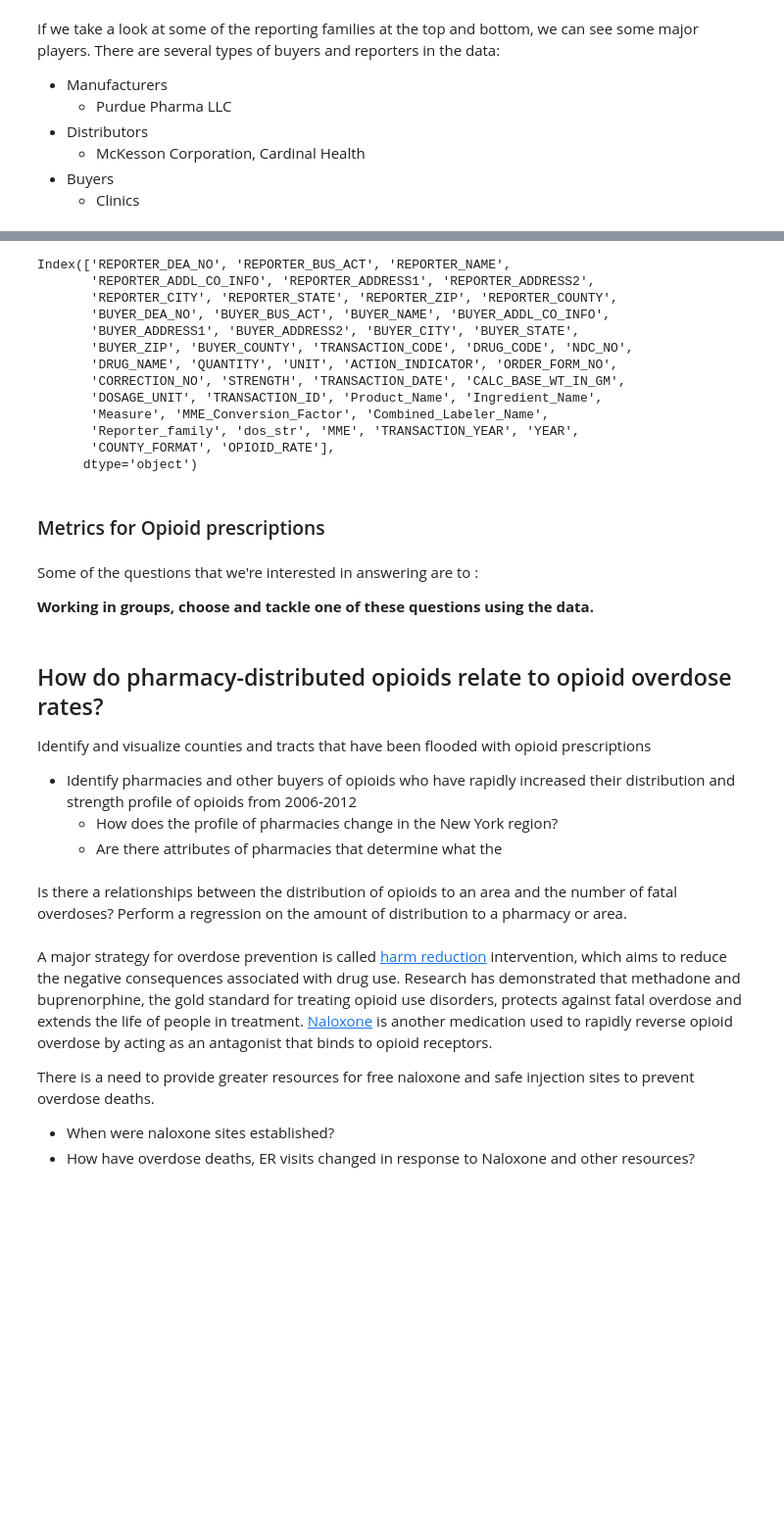
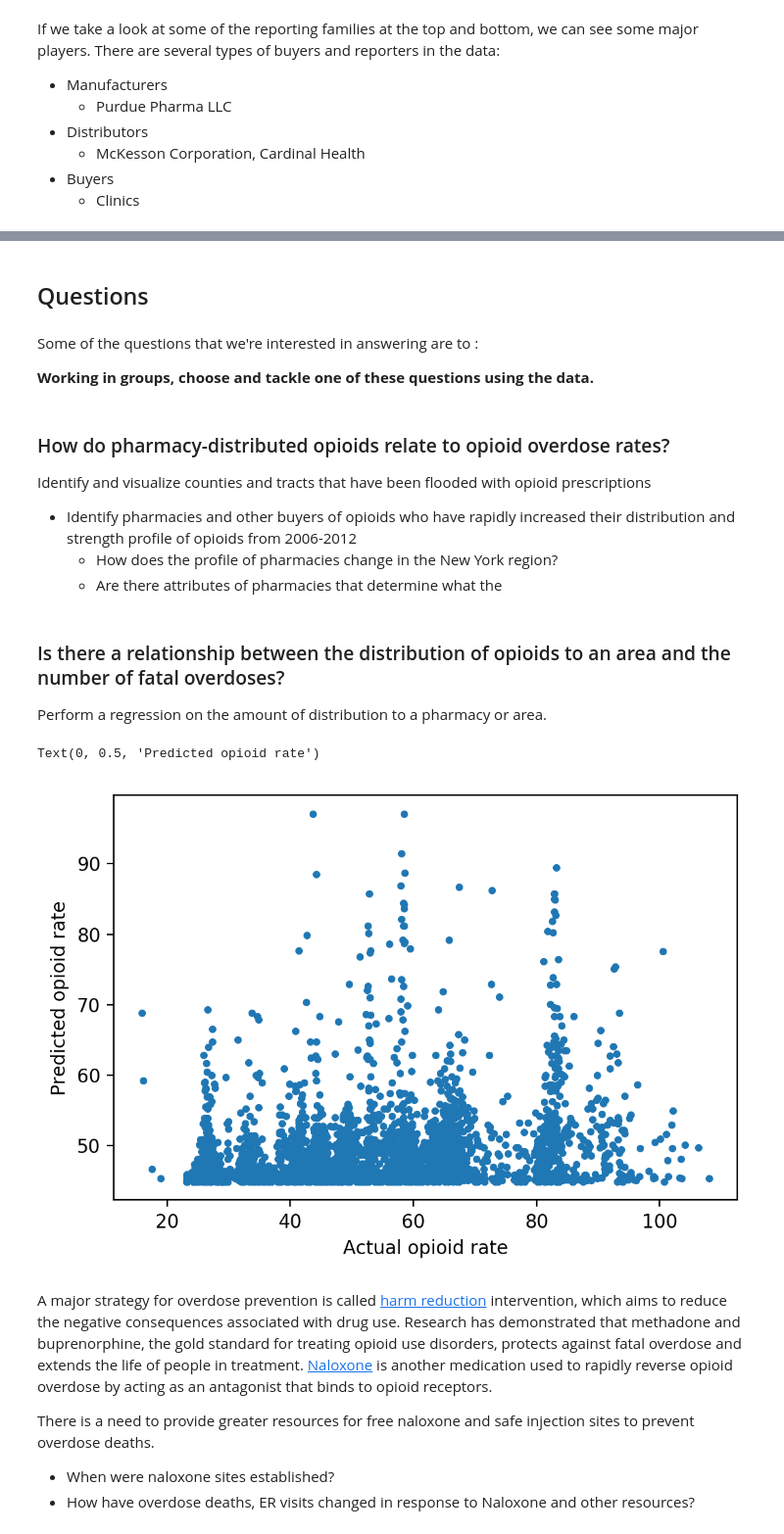
Before and after one commit to jessicambs/hacknights, a Jupyter notebook: opioid-analytics/01_opioid-distribution-prescription-patterns.ipynb, the cells around one changed output, grey strips where cells are left out. Shown at 98% size. Drawn from its saved outputs; the diff is of its cells as text; code cells hidden in the pictures; blank space fills up the shorter version.

```diff
--- a/opioid-analytics/01_opioid-distribution-prescription-patterns.ipynb
+++ b/opioid-analytics/01_opioid-distribution-prescription-patterns.ipynb
@@ -336,21 +319,5 @@ arcos[arcos['BUYER_NAME'] == 'BLACK, ROBERT M', '']
-# %%
-arcos.columns
-# %% [output]
-Index(['REPORTER_DEA_NO', 'REPORTER_BUS_ACT', 'REPORTER_NAME',
-       'REPORTER_ADDL_CO_INFO', 'REPORTER_ADDRESS1', 'REPORTER_ADDRESS2',
-       'REPORTER_CITY', 'REPORTER_STATE', 'REPORTER_ZIP', 'REPORTER_COUNTY',
-       'BUYER_DEA_NO', 'BUYER_BUS_ACT', 'BUYER_NAME', 'BUYER_ADDL_CO_INFO',
-       'BUYER_ADDRESS1', 'BUYER_ADDRESS2', 'BUYER_CITY', 'BUYER_STATE',
-       'BUYER_ZIP', 'BUYER_COUNTY', 'TRANSACTION_CODE', 'DRUG_CODE', 'NDC_NO',
-       'DRUG_NAME', 'QUANTITY', 'UNIT', 'ACTION_INDICATOR', 'ORDER_FORM_NO',
-       'CORRECTION_NO', 'STRENGTH', 'TRANSACTION_DATE', 'CALC_BASE_WT_IN_GM',
-       'DOSAGE_UNIT', 'TRANSACTION_ID', 'Product_Name', 'Ingredient_Name',
-       'Measure', 'MME_Conversion_Factor', 'Combined_Labeler_Name',
-       'Reporter_family', 'dos_str', 'MME', 'TRANSACTION_YEAR', 'YEAR',
-       'COUNTY_FORMAT', 'OPIOID_RATE'],
-      dtype='object')
-# %% [markdown]
-### Metrics for Opioid prescriptions
+# %% [markdown]
+## Questions
 # %% [markdown]
 Some of the questions that we're interested in answering are to :
 
@@ -358,11 +325,13 @@ Some of the questions that we're interested in answering are to :
 
 **Working in groups, choose and tackle one of these questions using the data.**
 # %% [markdown]
-## How do pharmacy-distributed opioids relate to opioid overdose rates?
+### How do pharmacy-distributed opioids relate to opioid overdose rates?
 
 Identify and visualize counties and tracts that have been flooded with opioid prescriptions
 - Identify pharmacies and other buyers of opioids who have rapidly increased their distribution and strength profile of opioids from 2006-2012
   - How does the profile of pharmacies change in the New York region?
   - Are there attributes of pharmacies that determine what the
 # %% [markdown]
-Is there a relationships between the distribution of opioids to an area and the number of fatal overdoses? Perform a regression on the amount of distribution to a pharmacy or area.
+### Is there a relationship between the distribution of opioids to an area and the number of fatal overdoses?
+
+Perform a regression on the amount of distribution to a pharmacy or area.
@@ -369,3 +340,37 @@ Is there a relationships between the distribution of opioids to an area and the
+# %%
+obs_col = 'BUYER_DEA_NO'
+x_col = 'TRANSACTION_ID'
+y_col='OPIOID_RATE'
+X = (arcos[[obs_col,x_col]].
+     groupby(obs_col).
+     count().
+     replace([np.inf, -np.inf], np.nan).
+     dropna()
+    )
+y = (arcos[[obs_col,x_col,y_col]].
+     groupby([obs_col])[y_col].
+     mean().
+     replace([np.inf, -np.inf], np.nan).
+     dropna()
+    )
+
+Xy = (X.join(y).
+     replace([np.inf, -np.inf], np.nan).
+     dropna()
+     )
+X = Xy.drop(y_col,1)
+y = Xy[y_col].values
+
+mod = LinearRegression()
+fit = mod.fit(X,y)
+
+fig,ax=plt.subplots(dpi=200)
+ax.plot(y,fit.predict(X),'.')
+ax.set_xlabel('Actual opioid rate')
+ax.set_ylabel('Predicted opioid rate')
+# %% [output]
+Text(0, 0.5, 'Predicted opioid rate')
+[figure, added]
 # %% [markdown]
 A major strategy for overdose prevention is called [harm reduction](https://harmreduction.org/overdose-prevention/awareness-is-not-enough/) intervention, which aims to reduce the negative consequences associated with drug use. Research has demonstrated that methadone and buprenorphine, the gold standard for treating opioid use disorders, protects against fatal overdose and extends the life of people in treatment. [Naloxone](https://www.drugabuse.gov/related-topics/opioid-overdose-reversal-naloxone-narcan-evzio) is another medication used to rapidly reverse opioid overdose by acting as an antagonist that binds to opioid receptors.
 
```
Also changed, not shown: parts of 37 cells of this notebook.
